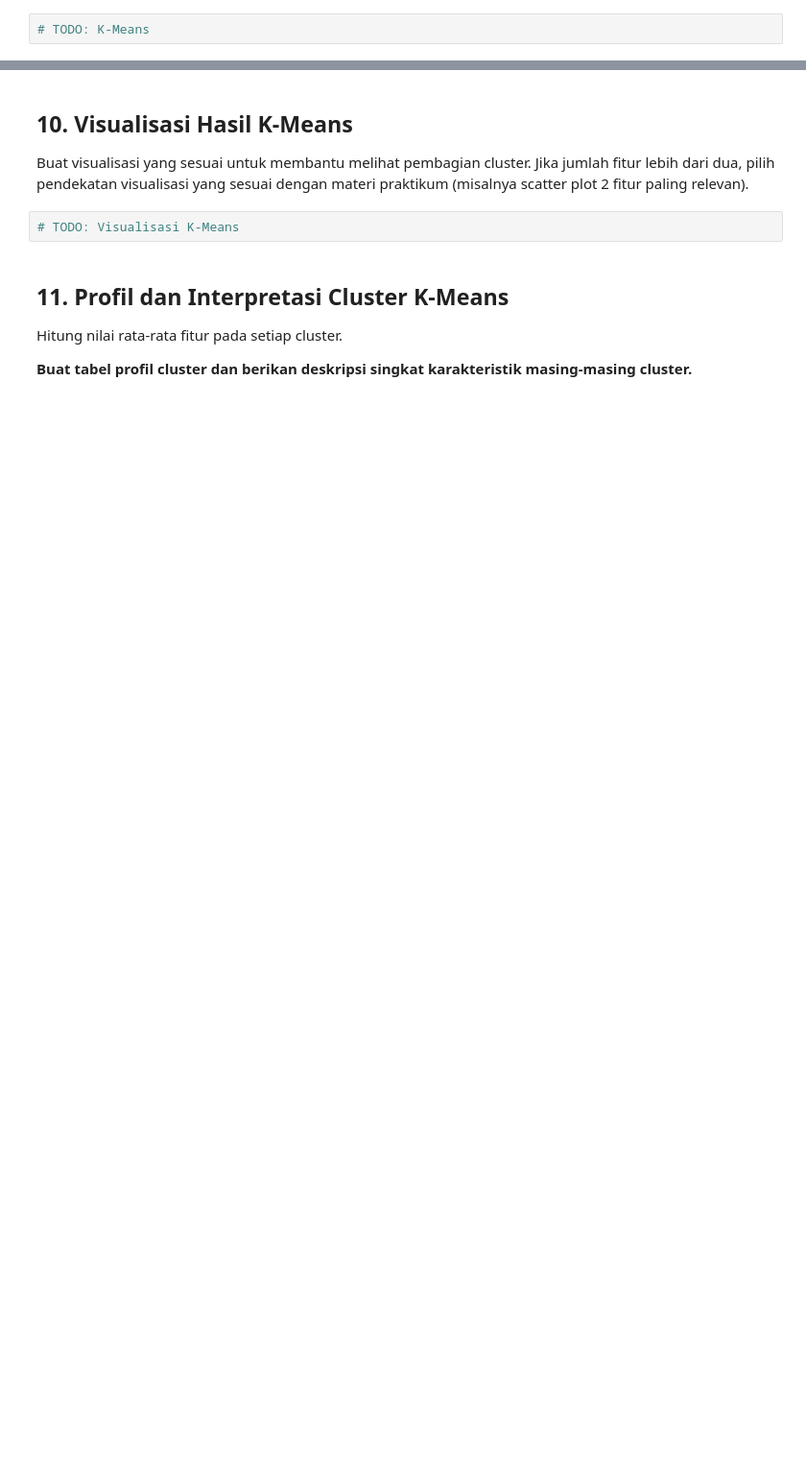
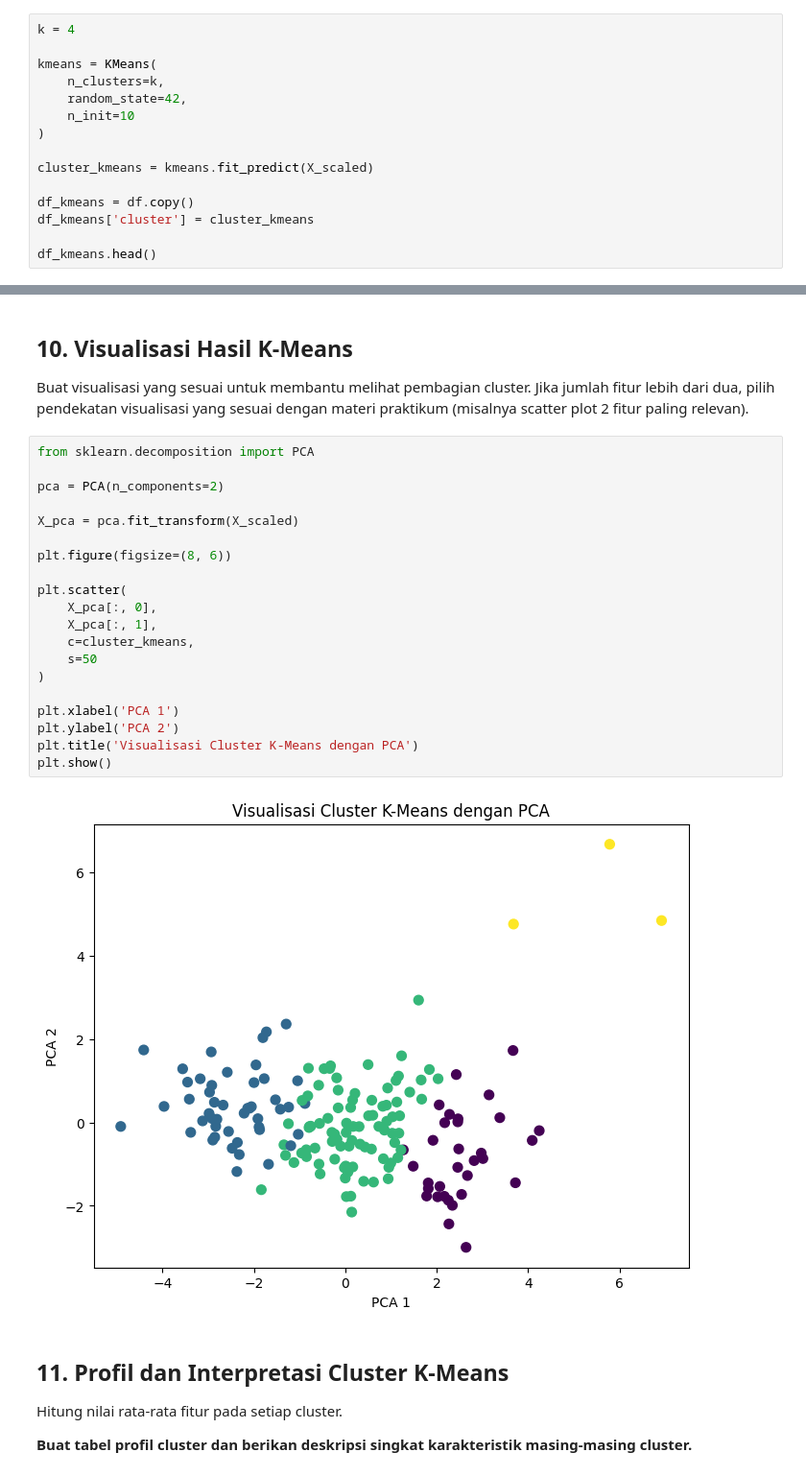
Before and after one commit to Renobelajar/prak-datascience-5, a Jupyter notebook: Template_Notebook_Latihan_KelasI.ipynb, the cells around one changed output, grey strips where cells are left out. Shown at 96% size. Drawn from its saved outputs; the diff is of its cells as text; blank space fills up the shorter version.

```diff
--- a/Template_Notebook_Latihan_KelasI.ipynb
+++ b/Template_Notebook_Latihan_KelasI.ipynb
@@ -266,4 +317,17 @@ Terapkan K-Means menggunakan jumlah cluster yang dipilih berdasarkan analisis se
 - label cluster;
 - jumlah anggota setiap cluster.
 # %%
-# TODO: K-Means
+k = 4
+
+kmeans = KMeans(
+    n_clusters=k,
+    random_state=42,
+    n_init=10
+)
+
+cluster_kmeans = kmeans.fit_predict(X_scaled)
+
+df_kmeans = df.copy()
+df_kmeans['cluster'] = cluster_kmeans
+
+df_kmeans.head()
@@ -280,7 +370,27 @@ Hitung Silhouette Score dari hasil K-Means.
 
 Buat visualisasi yang sesuai untuk membantu melihat pembagian cluster. Jika jumlah fitur lebih dari dua, pilih pendekatan visualisasi yang sesuai dengan materi praktikum (misalnya scatter plot 2 fitur paling relevan).
 # %%
-# TODO: Visualisasi K-Means
+from sklearn.decomposition import PCA
+
+pca = PCA(n_components=2)
+
+X_pca = pca.fit_transform(X_scaled)
+
+plt.figure(figsize=(8, 6))
+
+plt.scatter(
+    X_pca[:, 0],
+    X_pca[:, 1],
+    c=cluster_kmeans,
+    s=50
+)
+
+plt.xlabel('PCA 1')
+plt.ylabel('PCA 2')
+plt.title('Visualisasi Cluster K-Means dengan PCA')
+plt.show()
+# %% [output]
+[figure, added]
 # %% [markdown]
 ## 11. Profil dan Interpretasi Cluster K-Means
 
```
Also changed, not shown: parts of 10 cells of this notebook.
